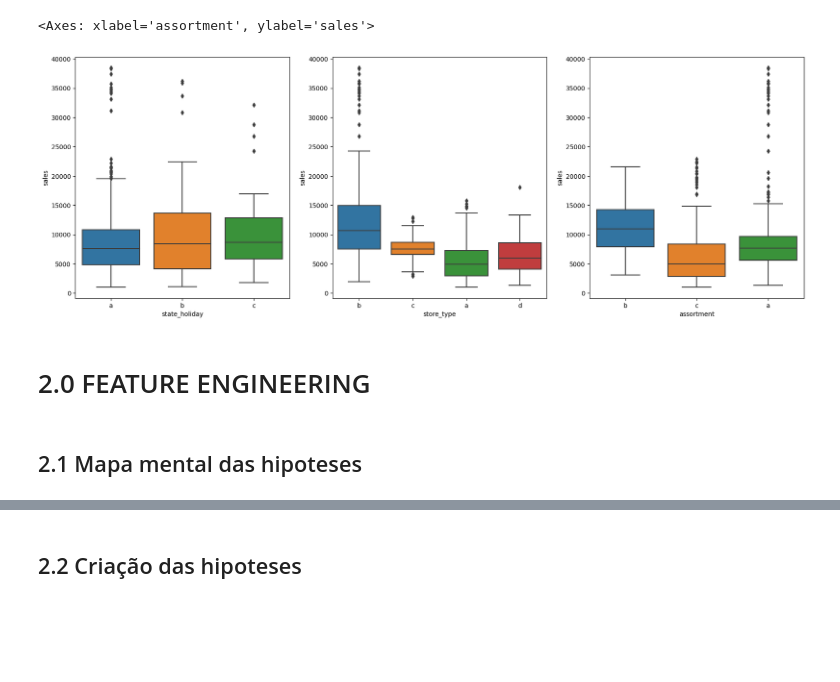
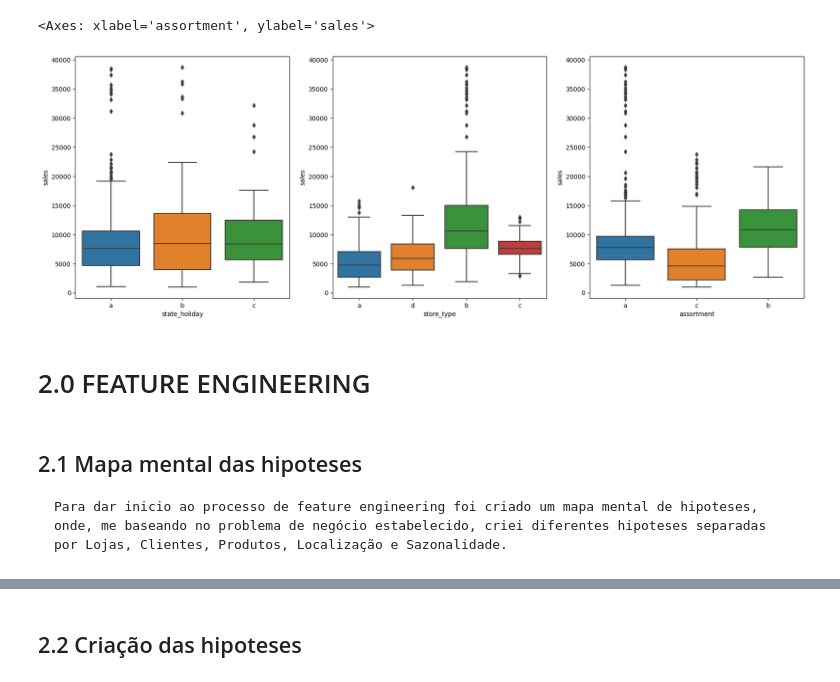
Before and after one commit to MayconRochaaa/rossmann_project, a Jupyter notebook: store_sales_prediction.ipynb, the cells around one changed output, grey strips where cells are left out. Saved outputs shown, nothing was run; the diff lists cells and outputs as text; code cells hidden in the pictures; blank space fills up the shorter version.

```diff
--- a/store_sales_prediction.ipynb
+++ b/store_sales_prediction.ipynb
@@ -204,5 +189,5 @@ df1_train['is_promo'] = df1_train.apply(is_promo, axis=1)
 # %%
-df1_train['competition_open_since_month'] = df1_train['competition_open_since_month'].astype(int)
-df1_train['competition_open_since_year'] = df1_train['competition_open_since_year'].astype(int)
-df1_train['promo2_since_week'] = df1_train['promo2_since_week'].astype(int)
-df1_train['promo2_since_year'] = df1_train['promo2_since_year'].astype(int)
+df1['competition_open_since_month'] = df1['competition_open_since_month'].astype(int)
+df1['competition_open_since_year'] = df1['competition_open_since_year'].astype(int)
+df1['promo2_since_week'] = df1['promo2_since_week'].astype(int)
+df1['promo2_since_year'] = df1['promo2_since_year'].astype(int)
@@ -211,6 +197,6 @@ df1_train['promo2_since_year'] = df1_train['promo2_since_year'].astype(int)
 # %%
-num_attributes = df1_train.select_dtypes(include=['int64', 'float64'])
-cat_attributes = df1_train.select_dtypes(exclude=['int64', 'float64', 'datetime64[ns]'])
+num_attributes = df1.select_dtypes(include=['int64', 'float64'])
+cat_attributes = df1.select_dtypes(exclude=['int64', 'float64', 'datetime64[ns]'])
 # %%
 #Central tendency - mean, median
 ct1 = pd.DataFrame(num_attributes.apply(np.mean)).T
@@ -236,22 +234,20 @@ sns.histplot(df1_train['competition_open_since_year'], kde=True, stat="density")
 # %%
 cat_attributes.apply(lambda x: x.unique().shape[0])
 
-aux1 = df1_train[(df1_train['state_holiday'] != '0') & (df1_train['sales'] > 0)]
+aux1 = df1[(df1['state_holiday'] != '0') & (df1['sales'] > 0)]
 
 fig = plt.subplots(1, 3, figsize=(21, 7))
 
 plt.subplot(1,3,1)
 sns.boxplot(x='state_holiday', y='sales', data=aux1)
 
 plt.subplot(1,3,2)
 sns.boxplot(x='store_type', y='sales', data=aux1)
 
 plt.subplot(1,3,3)
 sns.boxplot(x='assortment', y='sales', data=aux1)
 # %% [output]
 <Axes: xlabel='assortment', ylabel='sales'>
-[figure, old version]
+[figure, new version]
 # %% [markdown]
 # 2.0 FEATURE ENGINEERING
-# %% [markdown]
-## 2.1 Mapa mental das hipoteses
@@ -258,2 +256,5 @@ sns.boxplot(x='assortment', y='sales', data=aux1)
+# %% [markdown]
+## 2.1 Mapa mental das hipoteses
+    Para dar inicio ao processo de feature engineering foi criado um mapa mental de hipoteses, onde, me baseando no problema de negócio estabelecido, criei diferentes hipoteses separadas por Lojas, Clientes, Produtos, Localização e Sazonalidade.
 # %%
 Image('images/mind_map_hipoteses.png')
```
Also changed, not shown: parts of 128 cells of this notebook.
